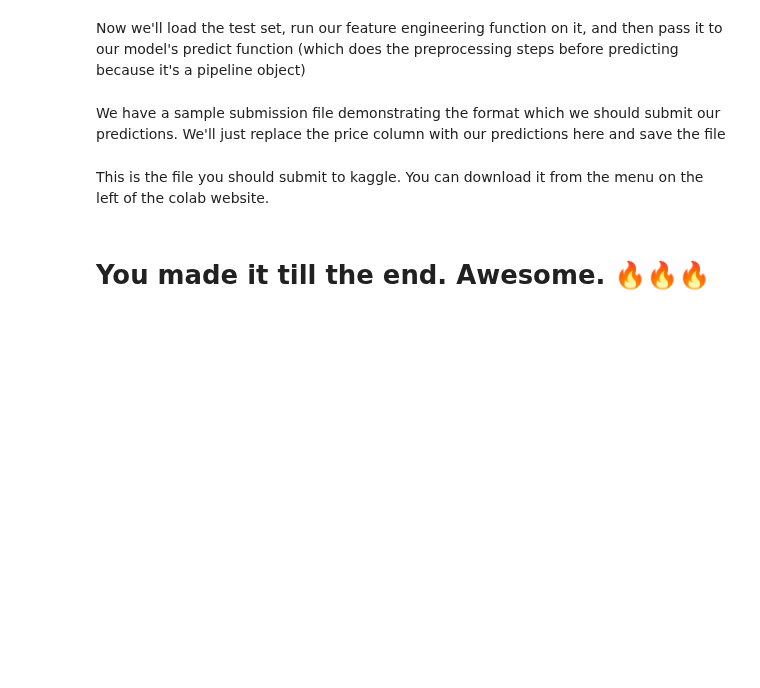
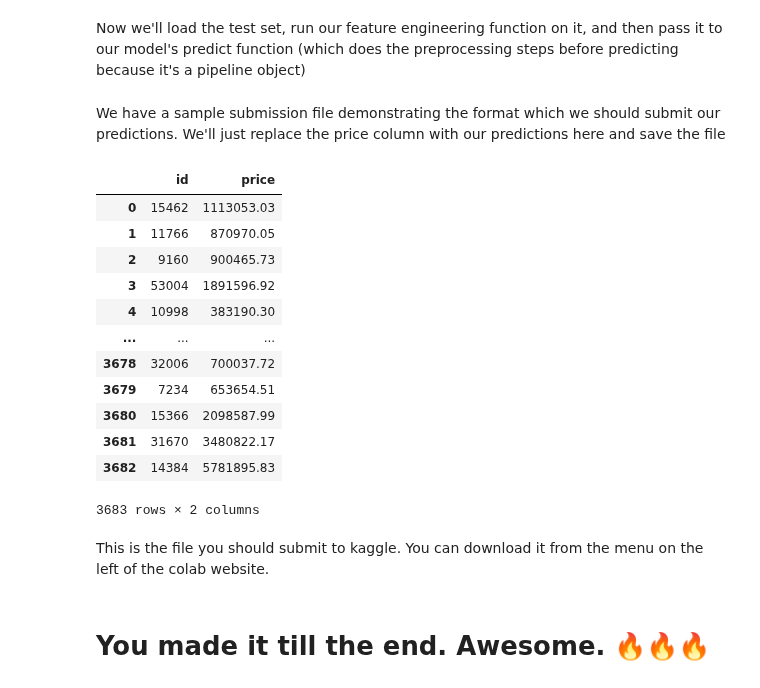
Before and after one commit to mostaf7583/IEEE-tasks, a Jupyter notebook: IEEE_Session_2_Task.ipynb, the cells around one changed output. Saved outputs shown, nothing was run; the diff lists cells and outputs as text; code cells hidden in the pictures; blank space fills up the shorter version.

```diff
--- a/IEEE_Session_2_Task.ipynb
+++ b/IEEE_Session_2_Task.ipynb
@@ -430,15 +478,29 @@ cv_res.head()
 # %% [markdown]
 Now we'll load the test set, run our feature engineering function on it, and then pass it to our model's predict function (which does the preprocessing steps before predicting because it's a pipeline object)
 # %%
-test = pd.read_csv('house_prices_test.csv')
+test = pd.read_csv("https://drive.google.com/uc?id=1U2IWwN78Td1XQz38_u60pXsU_WgQzCtB")
 test = feature_engineer(test)
 test_predictions = final_model.predict(test)
 # %% [markdown]
 We have a sample submission file demonstrating the format which we should submit our predictions. We'll just replace the price column with our predictions here and save the file
 # %%
-submission = pd.read_csv('sample_submission.csv')
+submission = pd.read_csv('https://drive.google.com/uc?id=1RwXmgcY6rh-JPgGHWLRn5lzom8YMIIFC')
 submission.price = test_predictions
 
 submission
+# %% [output]
+|  | id | price |
+| 0 | 15462 | 1113053.03 |
+| 1 | 11766 | 870970.05 |
+| 2 | 9160 | 900465.73 |
+| 3 | 53004 | 1891596.92 |
+| 4 | 10998 | 383190.30 |
+| ... | ... | ... |
+| 3678 | 32006 | 700037.72 |
+| 3679 | 7234 | 653654.51 |
+| 3680 | 15366 | 2098587.99 |
+| 3681 | 31670 | 3480822.17 |
+| 3682 | 14384 | 5781895.83 |
+3683 rows × 2 columns
 # %% [markdown]
 This is the file you should submit to kaggle. You can download it from the menu on the left of the colab website.
```
Also changed, not shown: parts of 6 cells of this notebook, 1 other file.
